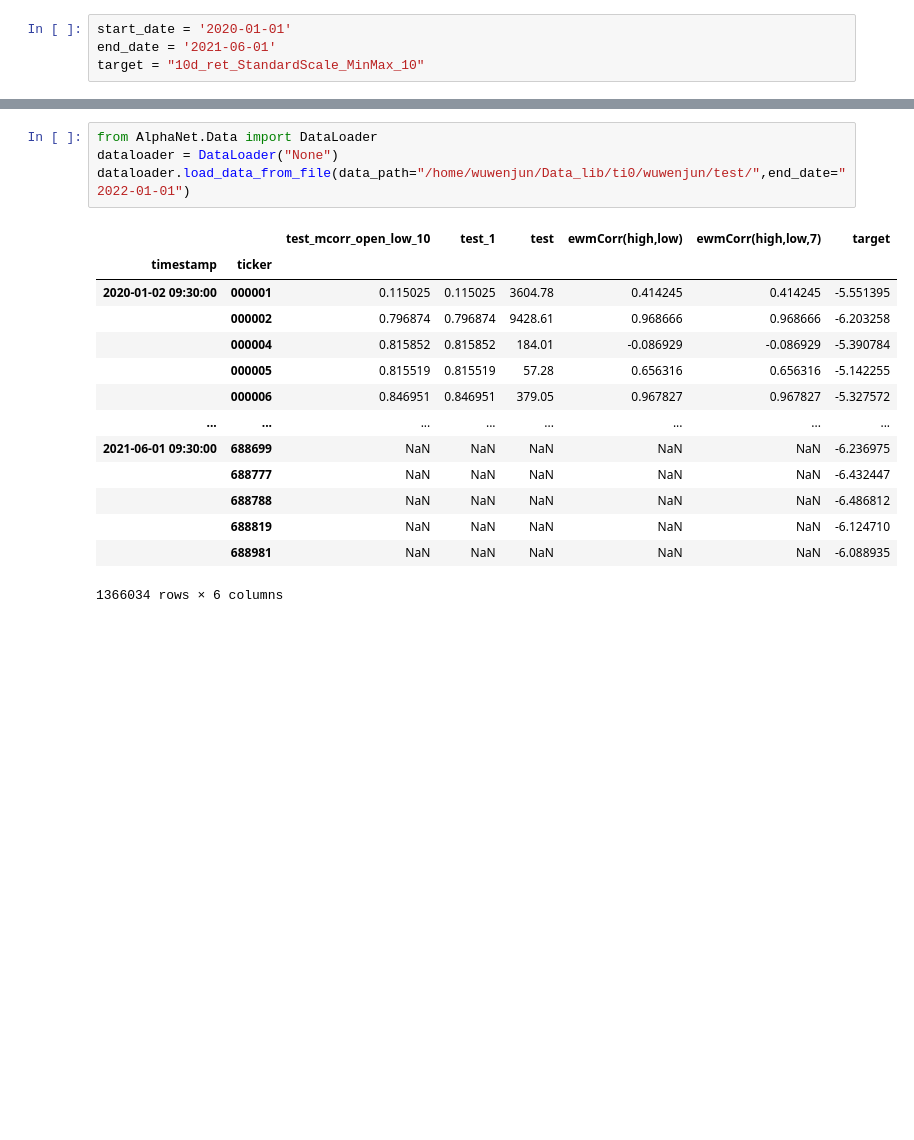
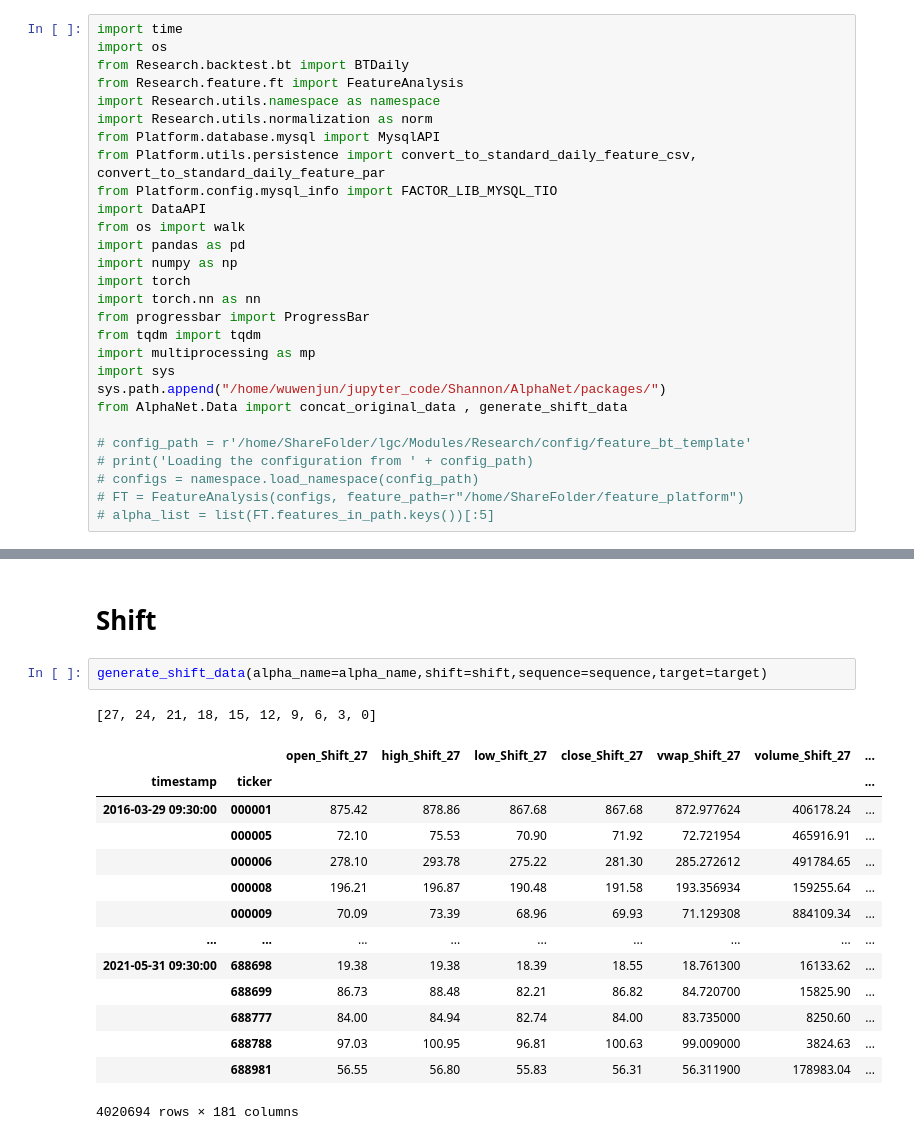
Before and after one commit to June24-Wu/Shannon, a Jupyter notebook: AlphaNet/Code Example/Generate_Data_Par.ipynb, the cells around one changed output, grey strips where cells are left out. Cells and saved outputs as stored; diff of their text form; blank space fills up the shorter version.

```diff
--- a/AlphaNet/Code Example/Generate_Data_Par.ipynb
+++ b/AlphaNet/Code Example/Generate_Data_Par.ipynb
@@ -30,4 +21,28 @@ Loading the configuration from /home/ShareFolder/lgc/Modules/Research/config/fea
 # %%
-start_date = '2020-01-01'
-end_date = '2021-06-01'
-target = "10d_ret_StandardScale_MinMax_10"
+import time
+import os
+from Research.backtest.bt import BTDaily
+from Research.feature.ft import FeatureAnalysis
+import Research.utils.namespace as namespace
+import Research.utils.normalization as norm
+from Platform.database.mysql import MysqlAPI
+from Platform.utils.persistence import convert_to_standard_daily_feature_csv, convert_to_standard_daily_feature_par
+from Platform.config.mysql_info import FACTOR_LIB_MYSQL_TIO
+import DataAPI
+from os import walk
+import pandas as pd
+import numpy as np
+import torch
+import torch.nn as nn
+from progressbar import ProgressBar
+from tqdm import tqdm
+import multiprocessing as mp
+import sys
+sys.path.append("/home/wuwenjun/jupyter_code/Shannon/AlphaNet/packages/")
+from AlphaNet.Data import concat_original_data , generate_shift_data
+
+# config_path = r'/home/ShareFolder/lgc/Modules/Research/config/feature_bt_template'
+# print('Loading the configuration from ' + config_path)
+# configs = namespace.load_namespace(config_path)
+# FT = FeatureAnalysis(configs, feature_path=r"/home/ShareFolder/feature_platform")
+# alpha_list = list(FT.features_in_path.keys())[:5]
@@ -63,19 +70,20 @@ a
+# %% [markdown]
+# Shift
 # %%
-from AlphaNet.Data import DataLoader
-dataloader = DataLoader("None")
-dataloader.load_data_from_file(data_path="/home/wuwenjun/Data_lib/ti0/wuwenjun/test/",end_date="2022-01-01")
+generate_shift_data(alpha_name=alpha_name,shift=shift,sequence=sequence,target=target)
 # %% [output]
+[27, 24, 21, 18, 15, 12, 9, 6, 3, 0]
-|  |  | test_mcorr_open_low_10 | test_1 | test | ewmCorr(high,low) | ewmCorr(high,low,7) | target |
-| timestamp | ticker |  |  |  |  |  |  |
-| 2020-01-02 09:30:00 | 000001 | 0.115025 | 0.115025 | 3604.78 | 0.414245 | 0.414245 | -5.551395 |
-|  | 000002 | 0.796874 | 0.796874 | 9428.61 | 0.968666 | 0.968666 | -6.203258 |
-|  | 000004 | 0.815852 | 0.815852 | 184.01 | -0.086929 | -0.086929 | -5.390784 |
-|  | 000005 | 0.815519 | 0.815519 | 57.28 | 0.656316 | 0.656316 | -5.142255 |
-|  | 000006 | 0.846951 | 0.846951 | 379.05 | 0.967827 | 0.967827 | -5.327572 |
-| ... | ... | ... | ... | ... | ... | ... | ... |
-| 2021-06-01 09:30:00 | 688699 | NaN | NaN | NaN | NaN | NaN | -6.236975 |
-|  | 688777 | NaN | NaN | NaN | NaN | NaN | -6.432447 |
-|  | 688788 | NaN | NaN | NaN | NaN | NaN | -6.486812 |
-|  | 688819 | NaN | NaN | NaN | NaN | NaN | -6.124710 |
-|  | 688981 | NaN | NaN | NaN | NaN | NaN | -6.088935 |
+|  |  | open_Shift_27 | high_Shift_27 | low_Shift_27 | close_Shift_27 | vwap_Shift_27 | volume_Shift_27 | ... |
+| timestamp | ticker |  |  |  |  |  |  | ... |
+| 2016-03-29 09:30:00 | 000001 | 875.42 | 878.86 | 867.68 | 867.68 | 872.977624 | 406178.24 | ... |
+|  | 000005 | 72.10 | 75.53 | 70.90 | 71.92 | 72.721954 | 465916.91 | ... |
+|  | 000006 | 278.10 | 293.78 | 275.22 | 281.30 | 285.272612 | 491784.65 | ... |
+|  | 000008 | 196.21 | 196.87 | 190.48 | 191.58 | 193.356934 | 159255.64 | ... |
+|  | 000009 | 70.09 | 73.39 | 68.96 | 69.93 | 71.129308 | 884109.34 | ... |
+| ... | ... | ... | ... | ... | ... | ... | ... | ... |
+| 2021-05-31 09:30:00 | 688698 | 19.38 | 19.38 | 18.39 | 18.55 | 18.761300 | 16133.62 | ... |
+|  | 688699 | 86.73 | 88.48 | 82.21 | 86.82 | 84.720700 | 15825.90 | ... |
+|  | 688777 | 84.00 | 84.94 | 82.74 | 84.00 | 83.735000 | 8250.60 | ... |
+|  | 688788 | 97.03 | 100.95 | 96.81 | 100.63 | 99.009000 | 3824.63 | ... |
+|  | 688981 | 56.55 | 56.80 | 55.83 | 56.31 | 56.311900 | 178983.04 | ... |
-1366034 rows × 6 columns
+4020694 rows × 181 columns
```
Also changed, not shown: parts of 10 cells of this notebook, 10 other files.
